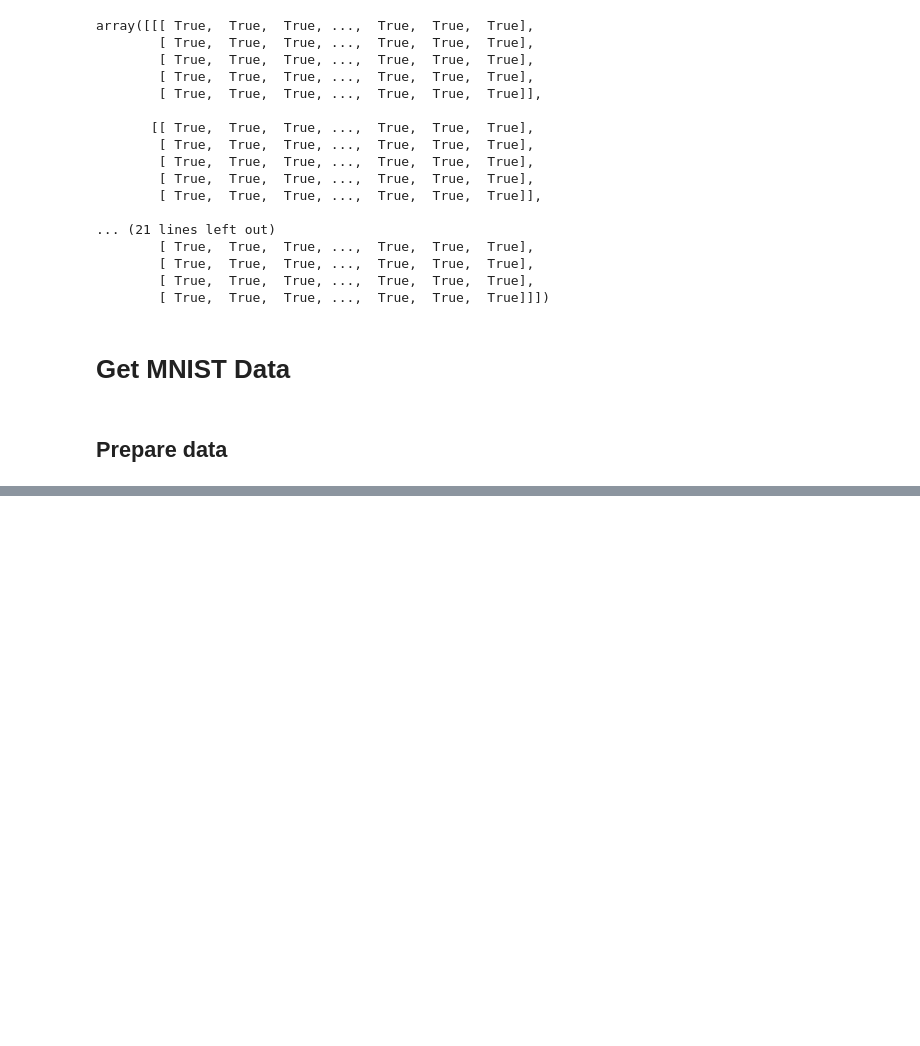
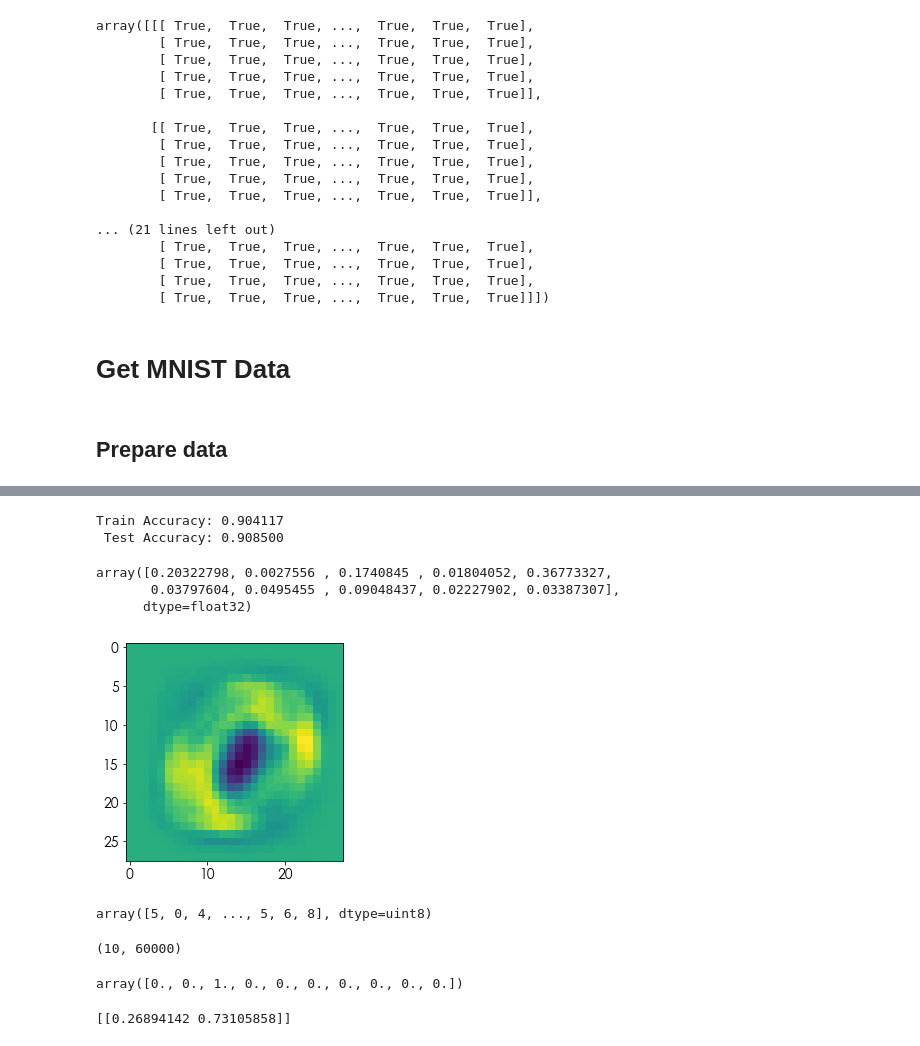
Before and after one commit to chrismbryant/anchor-vector-optimization, a Jupyter notebook: anchors_multi-class.ipynb, the cells around one changed output, grey strips where cells are left out. Drawn from its saved outputs; the diff is of its cells as text; code cells hidden in the pictures; blank space fills up the shorter version.

```diff
--- a/anchors_multi-class.ipynb
+++ b/anchors_multi-class.ipynb
@@ -382,0 +431,42 @@ sum(H_train[:, 0])
+# %%
+params, H_train, H_test, J_train, J_valid = result
+acc_train = sum(np.argmax(H_train, axis = 0) == labels_train)/len(labels_train)
+acc_test = sum(np.argmax(H_test, axis = 0) == labels_test)/len(labels_test)
+
+print("Train Accuracy: %f" % acc_train)
+print(" Test Accuracy: %f" % acc_test)
+# %% [output]
+Train Accuracy: 0.904117
+ Test Accuracy: 0.908500
+# %%
+H_train[:, 3000]
+# %% [output]
+array([0.20322798, 0.0027556 , 0.1740845 , 0.01804052, 0.36773327,
+       0.03797604, 0.0495455 , 0.09048437, 0.02227902, 0.03387307],
+      dtype=float32)
+# %%
+A_params = np.reshape(params["A"], (10, 28, 28))
+plt.imshow(A_params[0])
+plt.show()
+# %% [output]
+[figure, added]
+# %%
+labels_train
+# %% [output]
+array([5, 0, 4, ..., 5, 6, 8], dtype=uint8)
+# %%
+H_train.shape
+# %% [output]
+(10, 60000)
+# %%
+Y_test[:, 1]
+# %% [output]
+array([0., 0., 1., 0., 0., 0., 0., 0., 0., 0.])
+# %%
+with tf.Session() as sess:
+    logits = tf.constant(np.array([[1., 2.]]))
+    hello = sess.run(tf.nn.softmax(logits))
+
+print(hello)
+# %% [output]
+[[0.26894142 0.73105858]]
```
Also changed, not shown: parts of 10 cells of this notebook, 1 other file.
